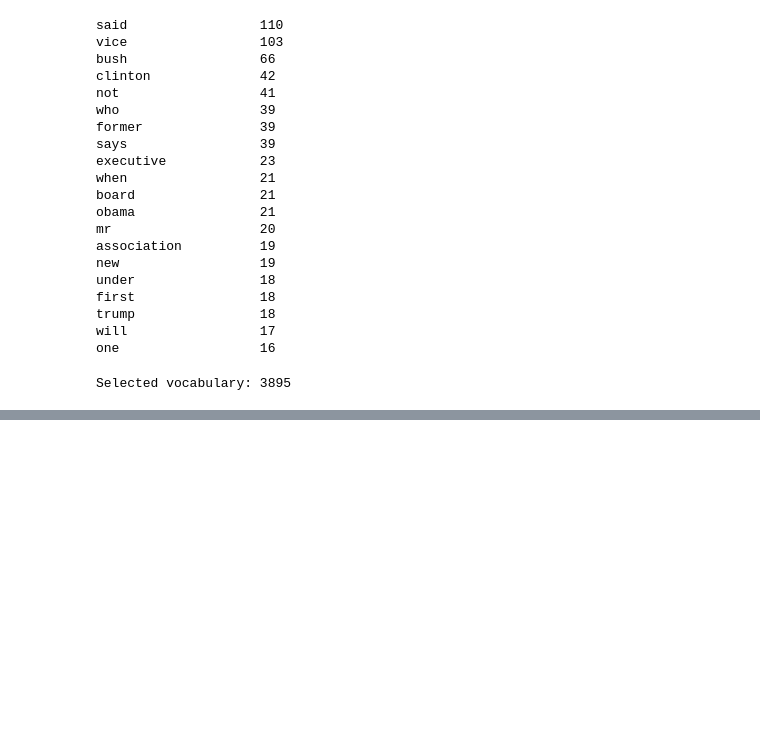
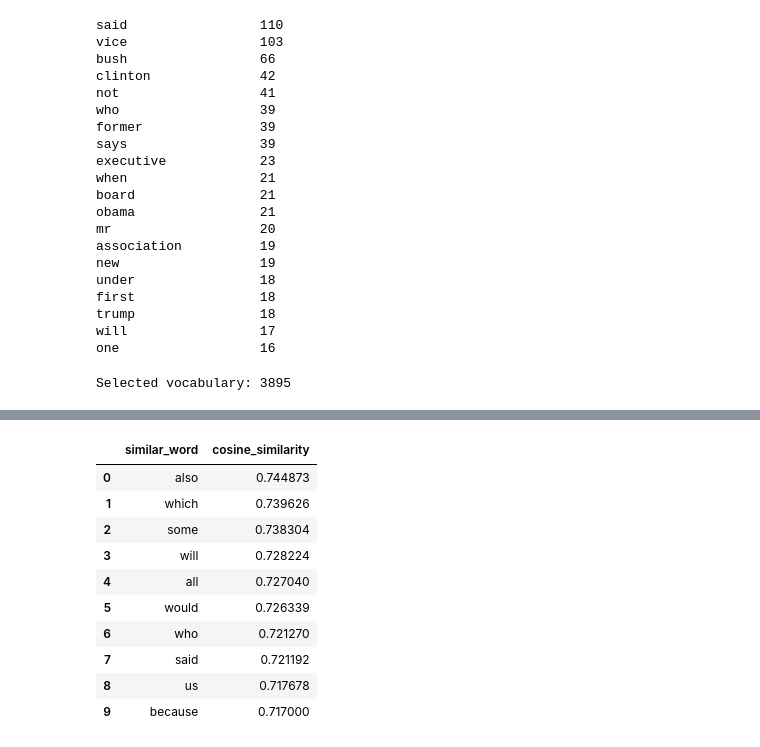
Before and after one commit to AHMADAMJAD0/NLP_with_Olga, a Jupyter notebook: NLP_task3.ipynb, the cells around one changed output, grey strips where cells are left out. Cells and saved outputs as stored; diff of their text form; code cells hidden in the pictures; blank space fills up the shorter version.

```diff
--- a/NLP_task3.ipynb
+++ b/NLP_task3.ipynb
@@ -427,0 +764,14 @@ Selected vocabulary: 3895
+# %%
+similarity_table("government", 10)
+# %% [output]
+|  | similar_word | cosine_similarity |
+| 0 | also | 0.744873 |
+| 1 | which | 0.739626 |
+| 2 | some | 0.738304 |
+| 3 | will | 0.728224 |
+| 4 | all | 0.727040 |
+| 5 | would | 0.726339 |
+| 6 | who | 0.721270 |
+| 7 | said | 0.721192 |
+| 8 | us | 0.717678 |
+| 9 | because | 0.717000 |
```
Also changed, not shown: parts of 15 cells of this notebook.
